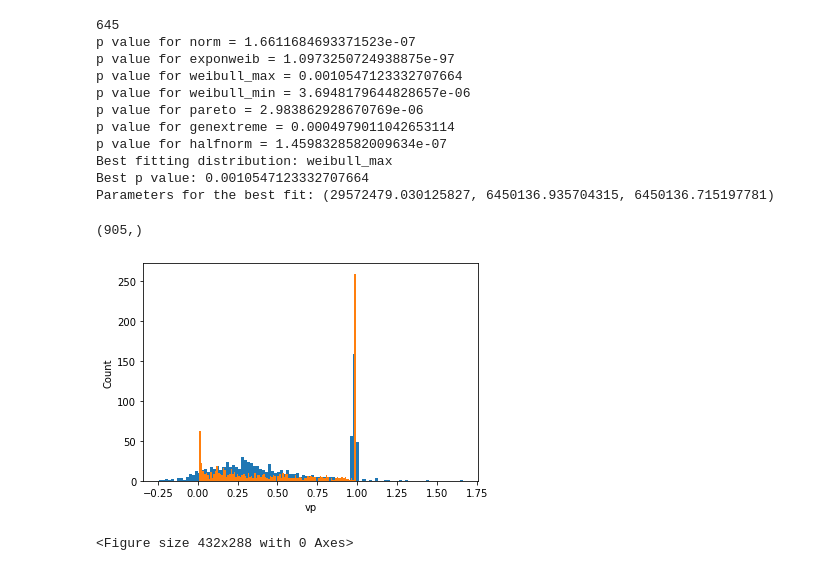
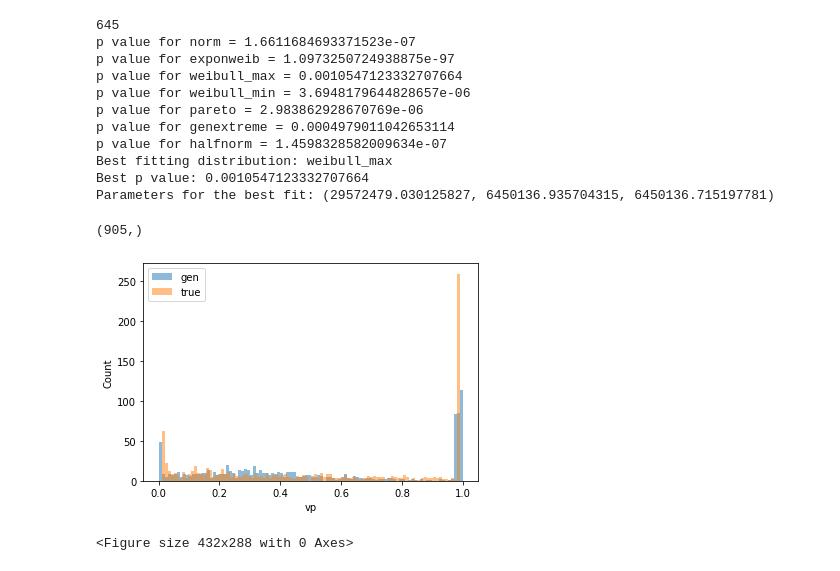
Before and after one commit to Michael-McLaren/MRI_ML, a Jupyter notebook: creating_synthetic_data.ipynb, the cells around one changed output. Saved outputs shown, nothing was run; the diff lists cells and outputs as text; code cells hidden in the pictures.

```diff
--- a/creating_synthetic_data.ipynb
+++ b/creating_synthetic_data.ipynb
@@ -144,32 +144,36 @@ Parameters for the best fit: (29572479.030125827, 6450136.935704315, 6450136.715
 # %%
 def vp_distrubition(num):
     params = (29572479.030125827, 6450136.935704315, 6450136.715197781)
     p = 0.287
     endnum = int(p*num)
     end = np.random.uniform(low = 0.97, high= 1.0, size = endnum)
 
     dist_num = num - endnum
     gen_data_vp = st.weibull_max.rvs(params[0], params[1], params[2], size=dist_num)
     gen_data_vp = np.array(gen_data_vp)
 
     true_dist = np.concatenate((gen_data_vp, end), axis=None)
     print(true_dist.shape)
+    true_dist[true_dist > 1] = 0.99
+    true_dist[true_dist < 0] = 0.01
+
 
 
     return true_dist
 
 
 
 
-true_dist = vp_distrubition(vp_list_uterus.size)
+dist = vp_distrubition(vp_list_uterus.size)
 
-plt.hist(true_dist, bins = 100, )
-plt.hist(vp_list_uterus, bins = 100)
+plt.hist(dist,alpha = 0.5, bins = 100, label = 'gen')
+plt.hist(vp_list_uterus,alpha = 0.5, bins = 100, label = 'true')
 plt.xlabel('vp')
 plt.ylabel('Count')
+plt.legend()
 plt.show()
 plt.clf()
 # %% [output]
 (905,)
-[figure, old version]
+[figure, new version]
 <Figure size 432x288 with 0 Axes>
```
